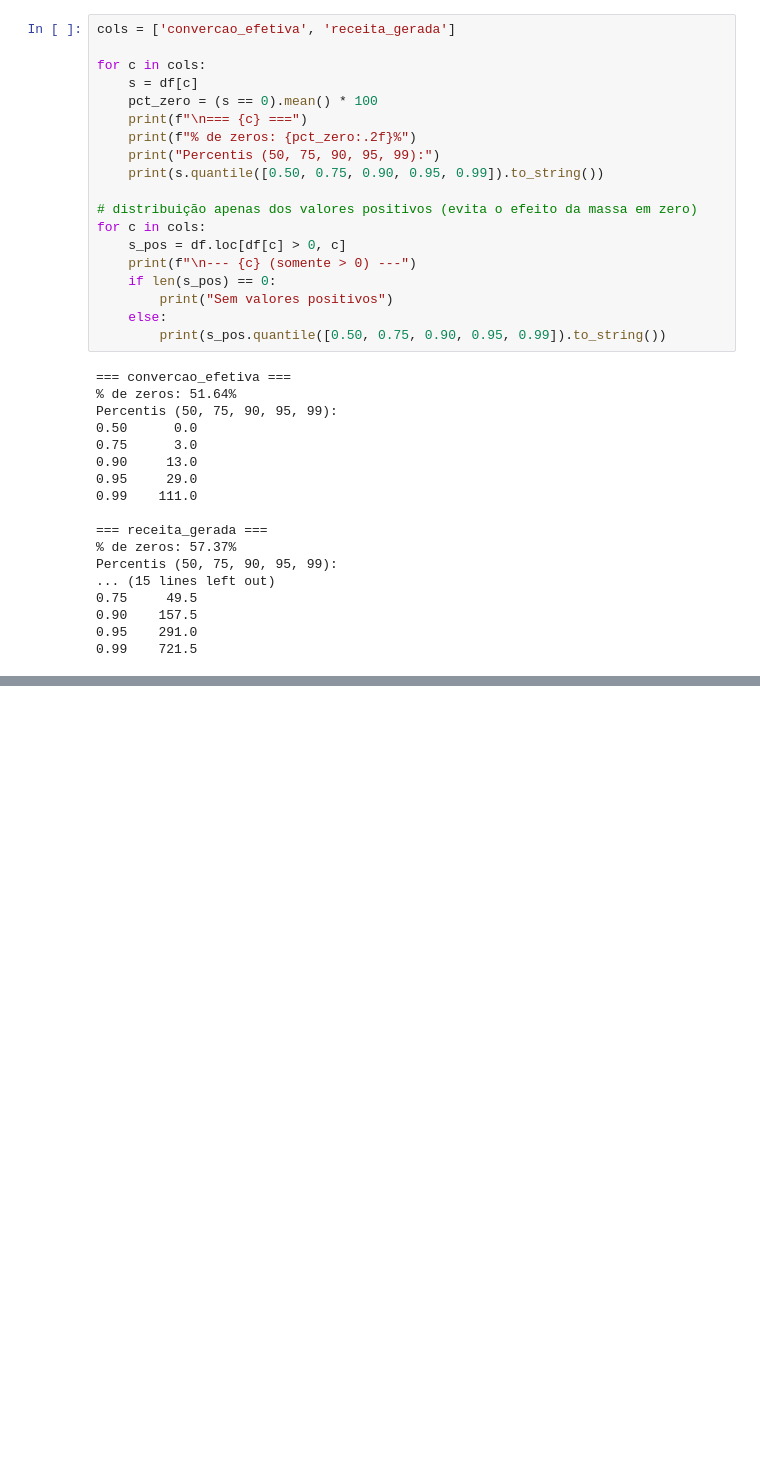
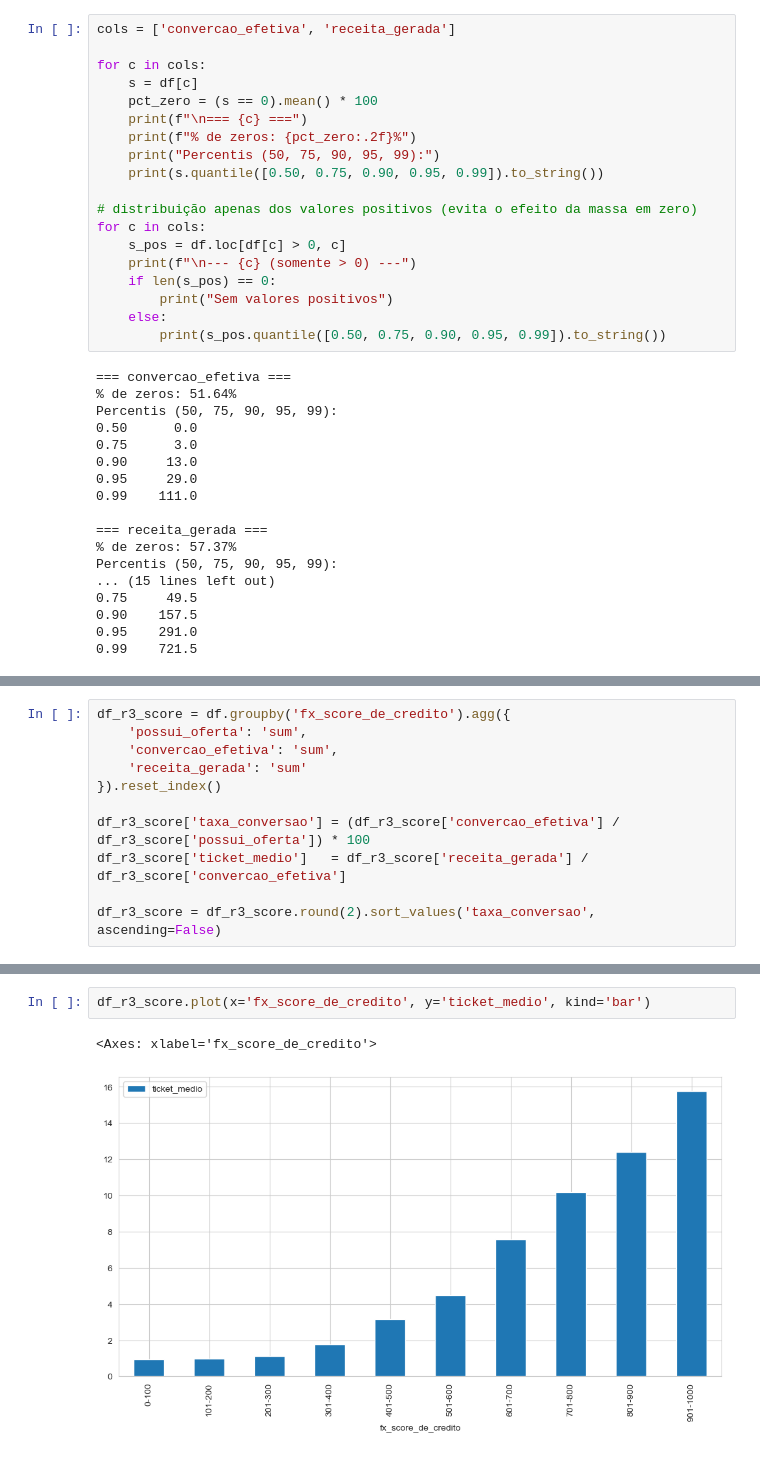
Before and after one commit to eduardozanutti/serasa-credito-analytics-case, a Jupyter notebook: notebooks/01_eda_exploratorio.ipynb, the cells around one changed output, grey strips where cells are left out. Saved outputs shown, nothing was run; the diff lists cells and outputs as text; blank space fills up the shorter version.

```diff
--- a/notebooks/01_eda_exploratorio.ipynb
+++ b/notebooks/01_eda_exploratorio.ipynb
@@ -725,0 +968,11 @@ Percentis (50, 75, 90, 95, 99):
+# %%
+df_r3_score = df.groupby('fx_score_de_credito').agg({
+    'possui_oferta': 'sum',
+    'convercao_efetiva': 'sum',
+    'receita_gerada': 'sum'
+}).reset_index()
+
+df_r3_score['taxa_conversao'] = (df_r3_score['convercao_efetiva'] / df_r3_score['possui_oferta']) * 100
+df_r3_score['ticket_medio']   = df_r3_score['receita_gerada'] / df_r3_score['convercao_efetiva']
+
+df_r3_score = df_r3_score.round(2).sort_values('taxa_conversao', ascending=False)
@@ -725,0 +993,5 @@ Percentis (50, 75, 90, 95, 99):
+# %%
+df_r3_score.plot(x='fx_score_de_credito', y='ticket_medio', kind='bar')
+# %% [output]
+<Axes: xlabel='fx_score_de_credito'>
+[figure, added]
```
Also changed, not shown: parts of 30 cells of this notebook, 13 other files.
